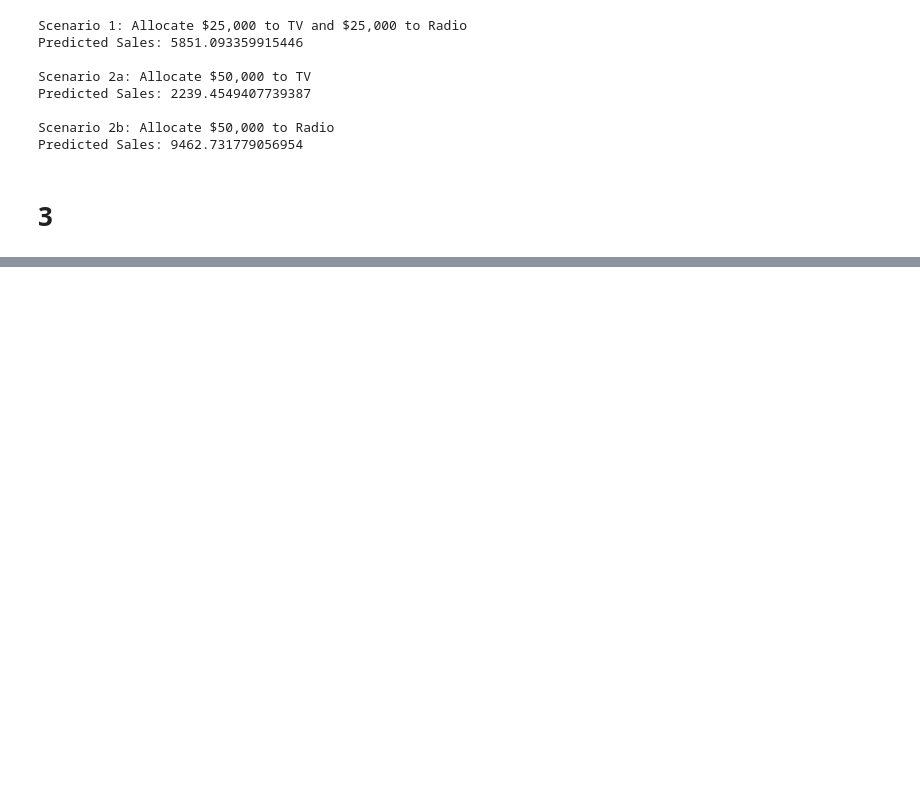
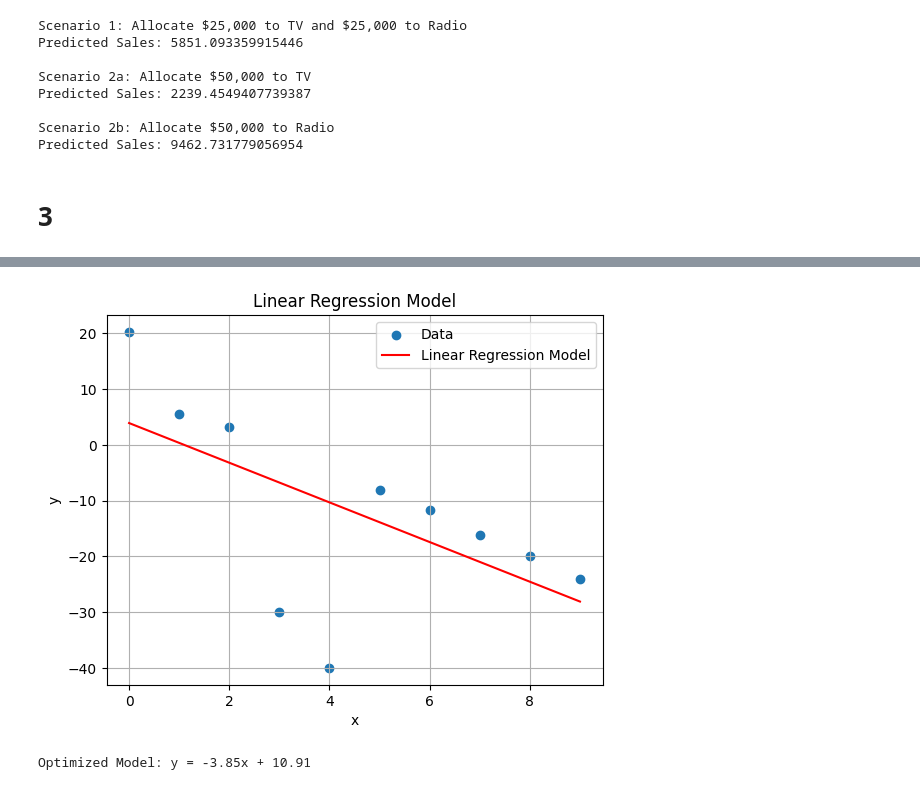
Before and after one commit to deepdewdeep/Pattern_Recognition, a Jupyter notebook: Graded Assignment 1.ipynb, the cells around one changed output, grey strips where cells are left out. Cells and saved outputs as stored; diff of their text form; code cells hidden in the pictures; blank space fills up the shorter version.

```diff
--- a/Graded Assignment 1.ipynb
+++ b/Graded Assignment 1.ipynb
@@ -350,0 +397,58 @@ Predicted Sales: 9462.731779056954
+# %%
+
+# Data from Table 1
+x = np.array([0, 1, 2, 3, 4, 5, 6, 7, 8, 9])
+y = np.array([20.26, 5.61, 3.14, -30.00, -40.00, -8.13, -11.73, -16.08, -19.95, -24.03])
+
+# Reshape x to a 2D array (required by Scikit-Learn)
+x_reshaped = x.reshape(-1, 1)
+
+# Create a linear regression model
+model = LinearRegression()
+
+# Fit the model to the data
+model.fit(x_reshaped, y)
+
+# Predict y values using the linear regression model
+y_pred = model.predict(x_reshaped)
+
+# Plot the scatter plot of the data points
+plt.scatter(x, y, label='Data')
+
+# Plot the linear regression line
+plt.plot(x, y_pred, color='red', label='Linear Regression Model')
+
+plt.xlabel('x')
+plt.ylabel('y')
+plt.title('Linear Regression Model')
+plt.legend()
+plt.grid(True)
+plt.show()
+# %% [output]
+[figure, added]
+# %%
+# Define the true dependent variable values (y_true)
+y_true = np.array([20.26, 5.61, 3.14, -30.00, -40.00, -8.13, -11.73, -16.08, -19.95, -24.03])
+
+# Define the robust loss function
+def robust_loss(theta, x, y_true, beta=1):
+    y_pred = theta[0] * x + theta[1]  # Linear model
+    squared_diff = (y_true - y_pred) ** 2
+    loss = np.mean(squared_diff / (squared_diff + beta ** 2))
+    return loss
+
+# Initial guess for theta based on Model 2
+initial_guess = [-3.55, 3.91]
+
+# Minimize the robust loss function to find optimal theta
+result = minimize(robust_loss, initial_guess, args=(x, y_true))
+
+# The optimized parameters are in result.x
+optimal_theta = result.x
+
+# Define the optimized model
+optimal_model = f"y = {optimal_theta[0]:.2f}x + {optimal_theta[1]:.2f}"
+
+print("Optimized Model:", optimal_model)
+# %% [output]
+Optimized Model: y = -3.85x + 10.91
```
Also changed, not shown: parts of 7 cells of this notebook.
